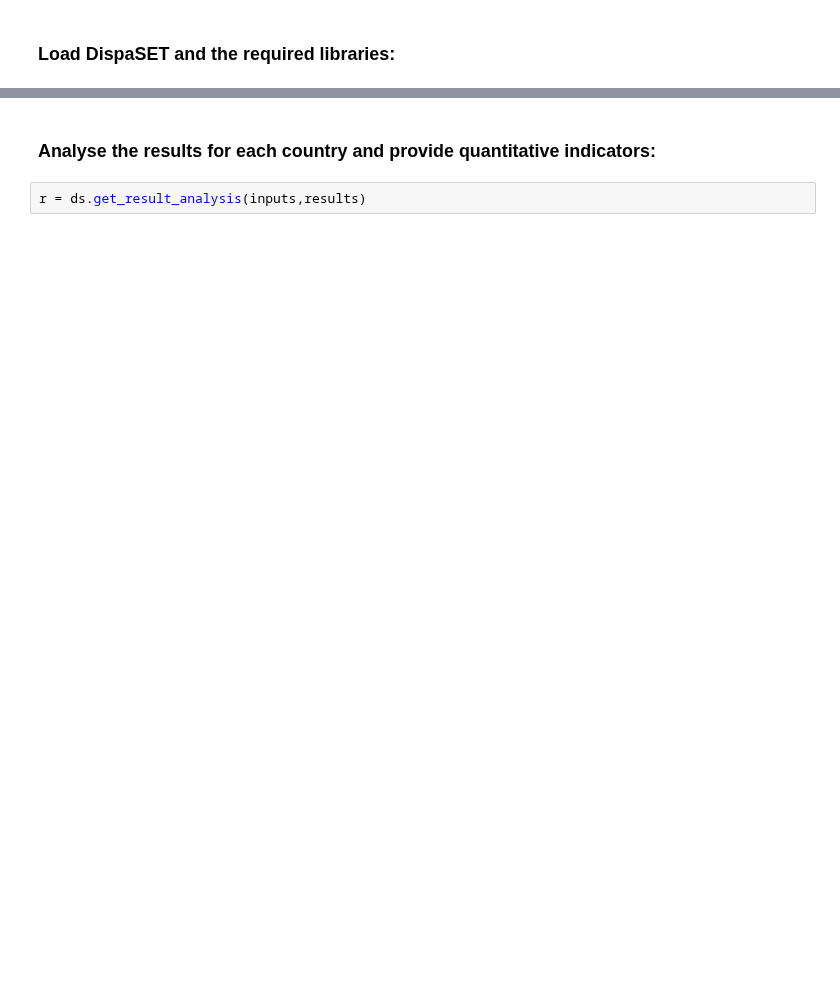
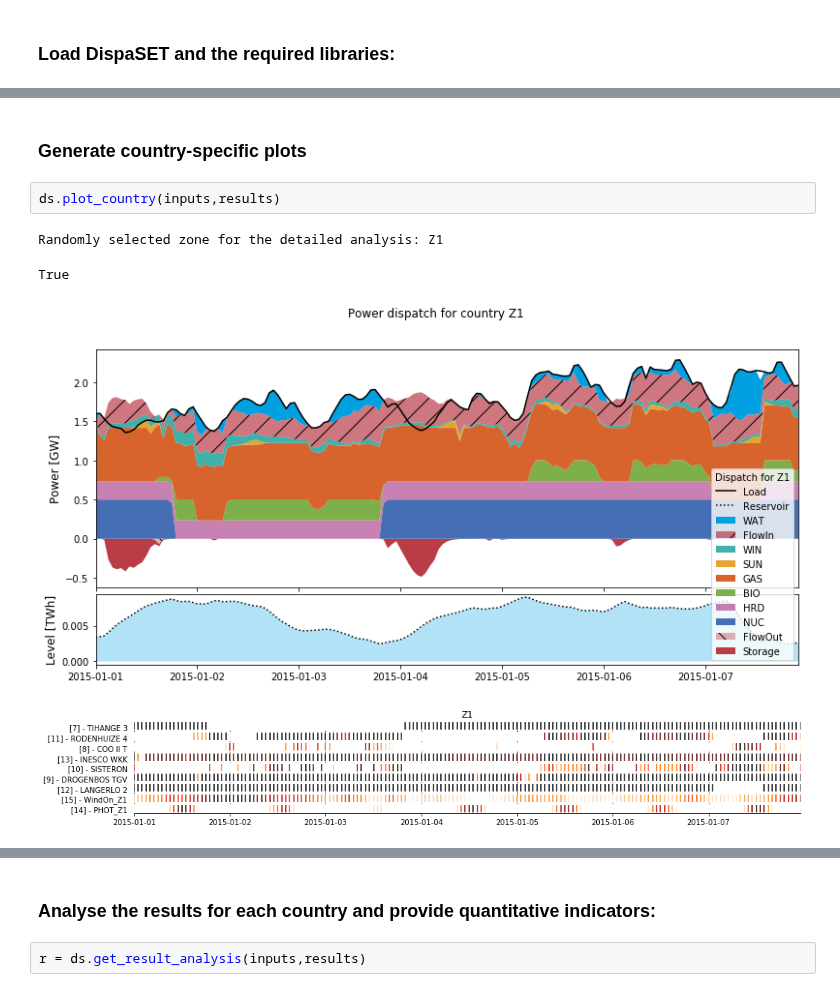
Before and after one commit to energy-modelling-toolkit/Dispa-SET, a Jupyter notebook: scripts/Read_results_notebook.ipynb, the cells around one changed output, grey strips where cells are left out. Drawn from its saved outputs; the diff is of its cells as text; blank space fills up the shorter version.

```diff
--- a/scripts/Read_results_notebook.ipynb
+++ b/scripts/Read_results_notebook.ipynb
@@ -63,0 +70,9 @@ True
+# %% [markdown]
+### Generate country-specific plots
+# %%
+ds.plot_country(inputs,results)
+# %% [output]
+Randomly selected zone for the detailed analysis: Z1
+True
+[figure, added]
+[figure, added]
```
Also changed, not shown: parts of 49 cells of this notebook.
